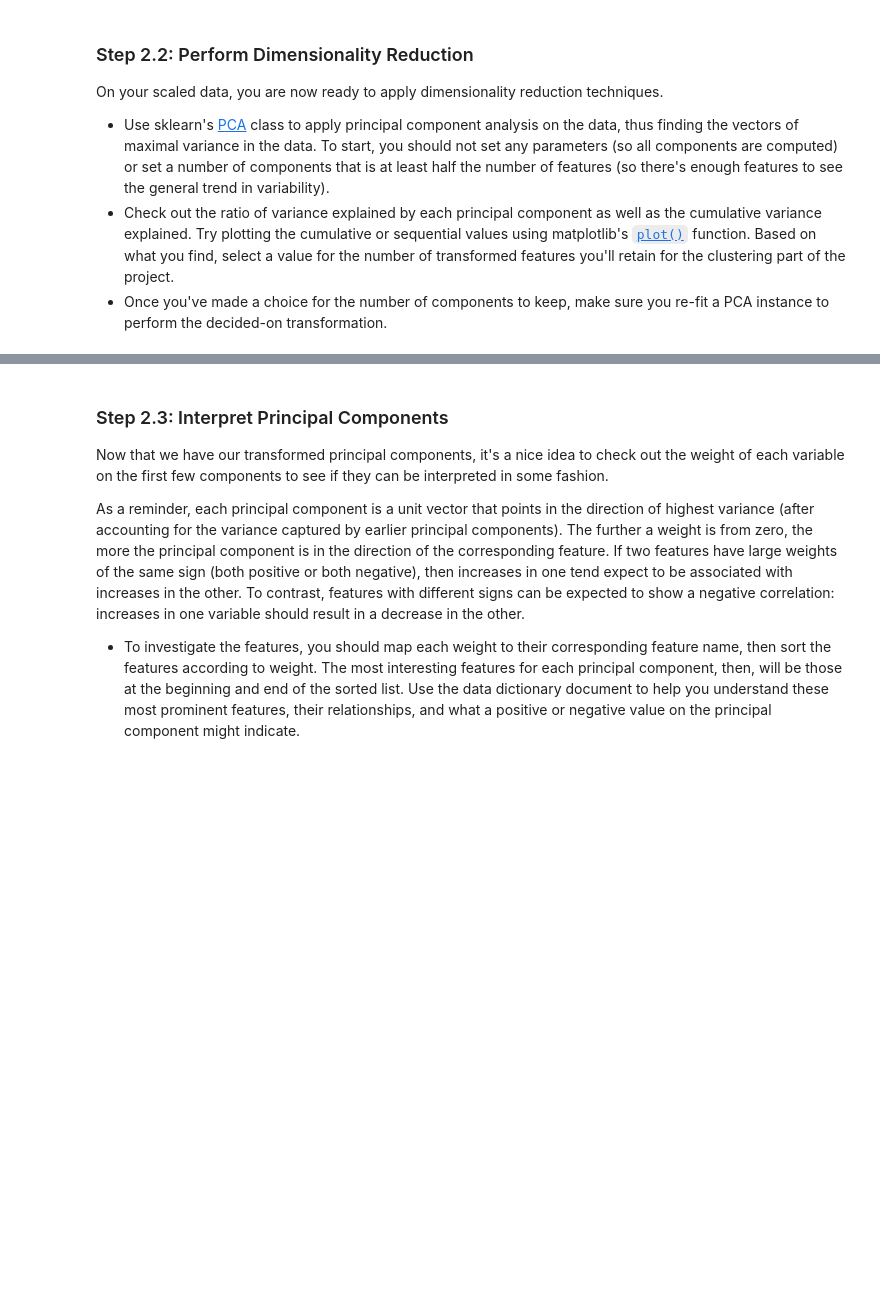
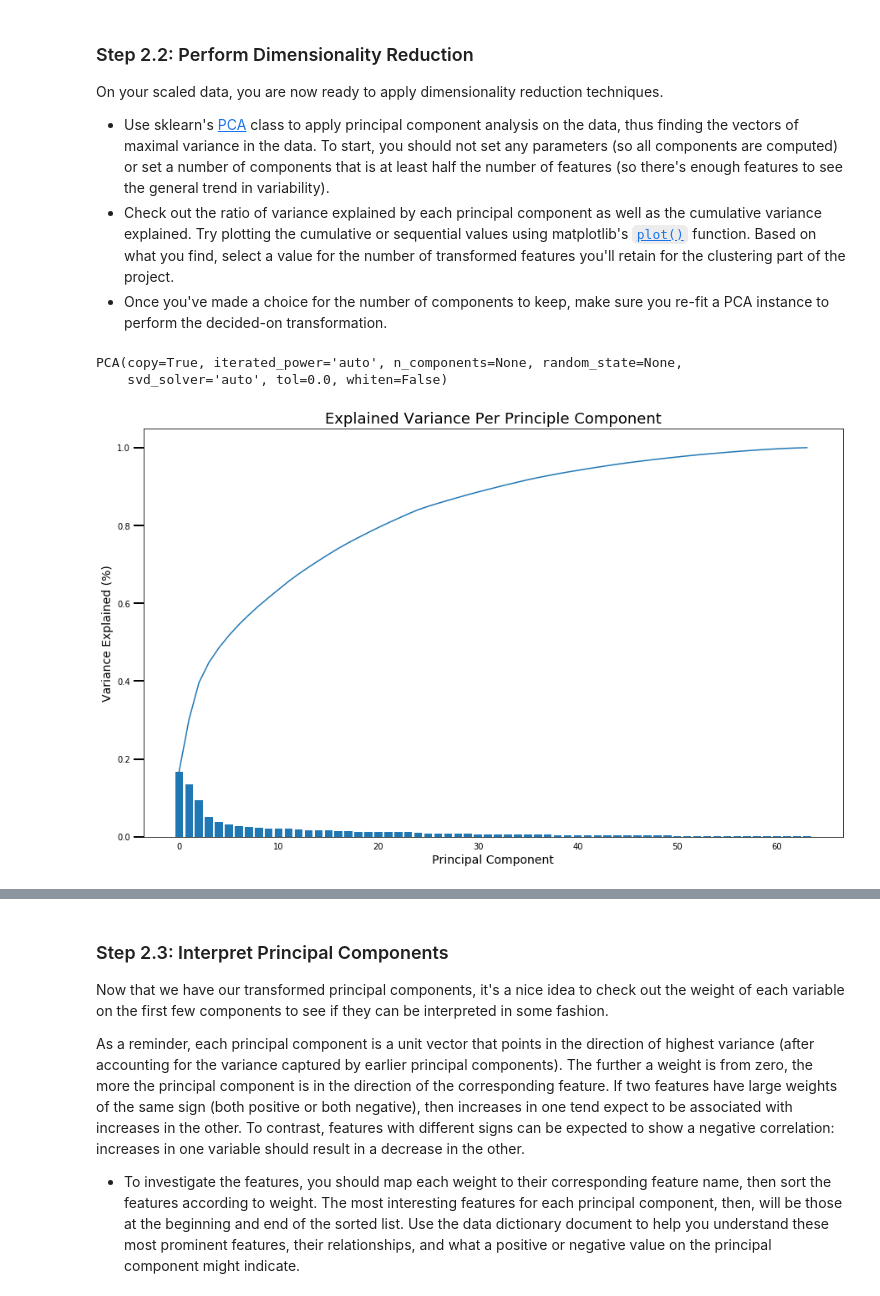
Before and after one commit to luis-valverde/Identify-Customer-Segments-with-Arvato, a Jupyter notebook: Identify_Customer_Segments.ipynb, the cells around one changed output, grey strips where cells are left out. Cells and saved outputs as stored; diff of their text form; code cells hidden in the pictures; blank space fills up the shorter version.

Commit message:
feat: Perform dimensionality reduction
Apply PCA to the scaled dataset to select a number of features
to retain (components with most variance).

```diff
--- a/Identify_Customer_Segments.ipynb
+++ b/Identify_Customer_Segments.ipynb
@@ -805,3 +805,45 @@ On your scaled data, you are now ready to apply dimensionality reduction techniq
 - Once you've made a choice for the number of components to keep, make sure you re-fit a PCA instance to perform the decided-on transformation.
 # %%
 # Apply PCA to the data.
+
+pca = PCA()
+pca.fit(azdias_scaled)
+# %% [output]
+PCA(copy=True, iterated_power='auto', n_components=None, random_state=None,
+    svd_solver='auto', tol=0.0, whiten=False)
+# %%
+# Code taken from Udacity course
+def scree_plot(pca, annotate=False, limit=None, figsize=(15,9)):
+    values = pca.explained_variance_ratio_
+    if limit:
+        values = values[:limit]
+    n_components = len(values)
+    ind = np.arange(n_components)
+
+    plt.figure(figsize=figsize)
+    ax = plt.subplot(111)
+    cumvalues = np.cumsum(values)
+    ax.bar(ind, values)
+    ax.plot(ind, cumvalues)
+    if annotate:
+        for i in range(n_components):
+            ax.annotate(r"%s%%" % ((str(values[i]*100)[:4])),
+                        (ind[i]+0.2, values[i]),
+                        va="bottom",
+                        ha="center",
+                        fontsize=10)
+
+    ax.xaxis.set_tick_params(width=0)
+    ax.yaxis.set_tick_params(width=2, length=12)
+    #ax.yaxis.set_ticks(np.arange(0, 120, 20))
+
+    ax.set_xlabel("Principal Component", fontsize=14)
+    ax.set_ylabel("Variance Explained (%)", fontsize=14)
+    if limit:
+        plt.title("Explained Variance Per Principle Component for First {} Features".format(limit), fontsize=18);
+    else:
+        plt.title("Explained Variance Per Principle Component", fontsize=18);
+# %%
+scree_plot(pca)
+# %% [output]
+[figure, added]
```
Also changed, not shown: parts of 4 cells of this notebook.
